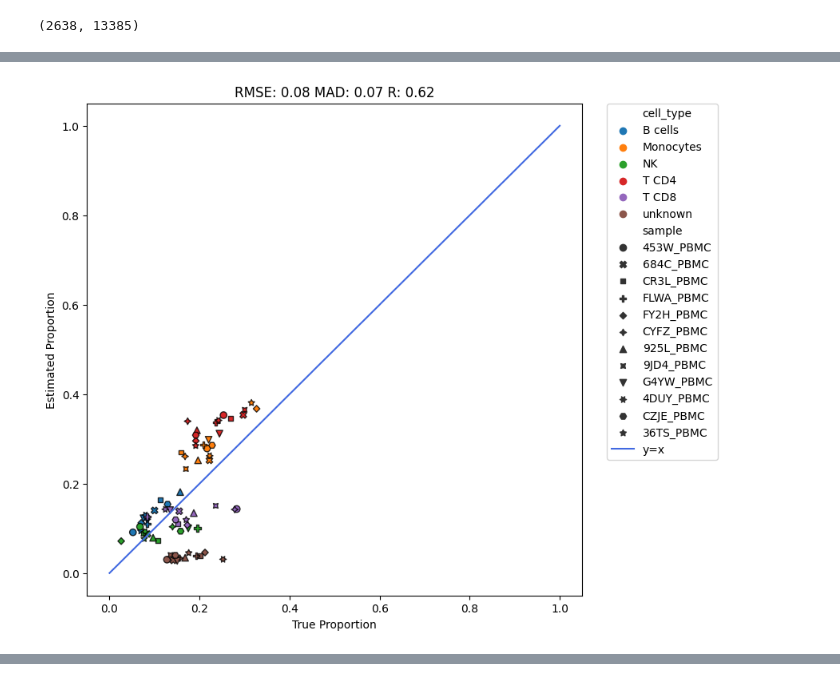
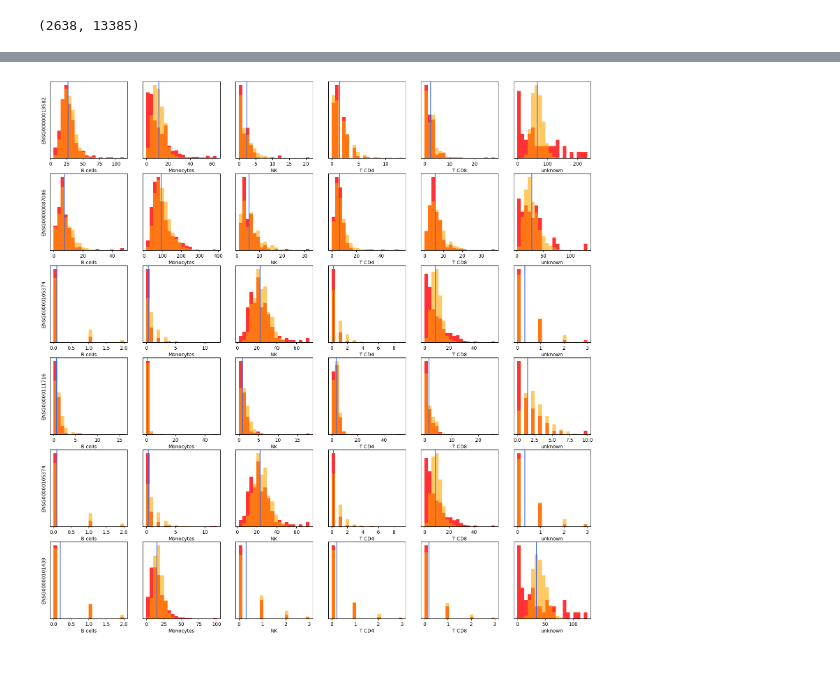
Before and after one commit to lutrarutra/deconv, a Jupyter notebook: notebooks/pbmc2.ipynb, the cells around one changed output, grey strips where cells are left out. Saved outputs shown, nothing was run; the diff lists cells and outputs as text; code cells hidden in the pictures.

```diff
--- a/notebooks/pbmc2.ipynb
+++ b/notebooks/pbmc2.ipynb
@@ -73,2 +88,7 @@ bulk RNA-seq data - samples: 12, genes: 13385
 # %%
-decon = dv.DeconV(adata, cell_type_key="labels", sub_type_key=None, layer="counts")
+decon = dv.DeconV(
+    adata, cell_type_key="labels",
+    dropout_type="separate",
+    model_type="nb", sub_type_key=None,
+    layer="counts"
+)
@@ -119,4 +95,5 @@ res_df
-# %%
-dv.pl.xypredictions(res_df)
-# %% [output]
-[figure, removed]
+# %%
+decon.fit_reference(num_epochs=500)
+# %%
+decon.check_fit()
+# %% [output]
@@ -122,0 +102 @@ dv.pl.xypredictions(res_df)
+[figure, added]
```
Also changed, not shown: parts of 12 cells of this notebook, 15 other files.
